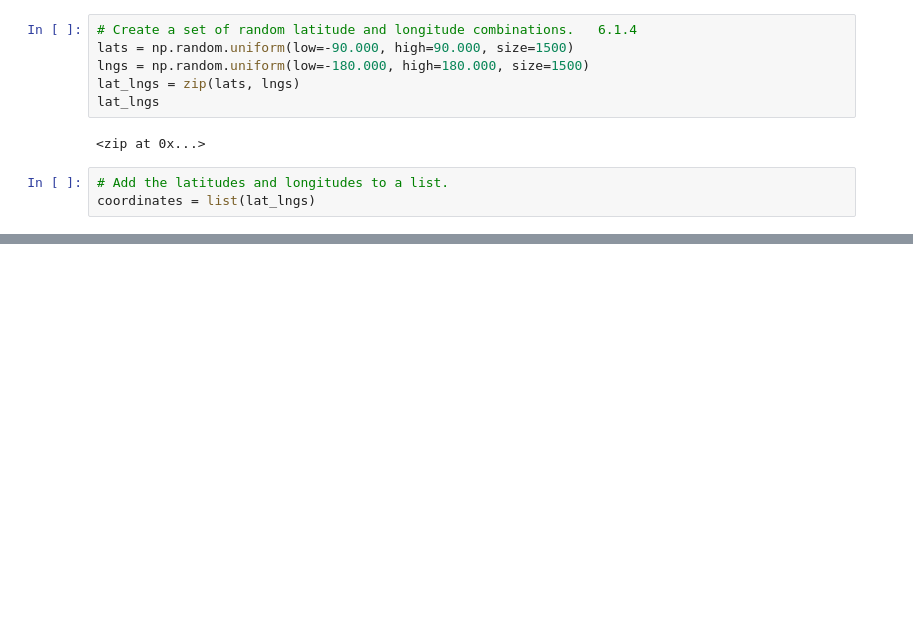
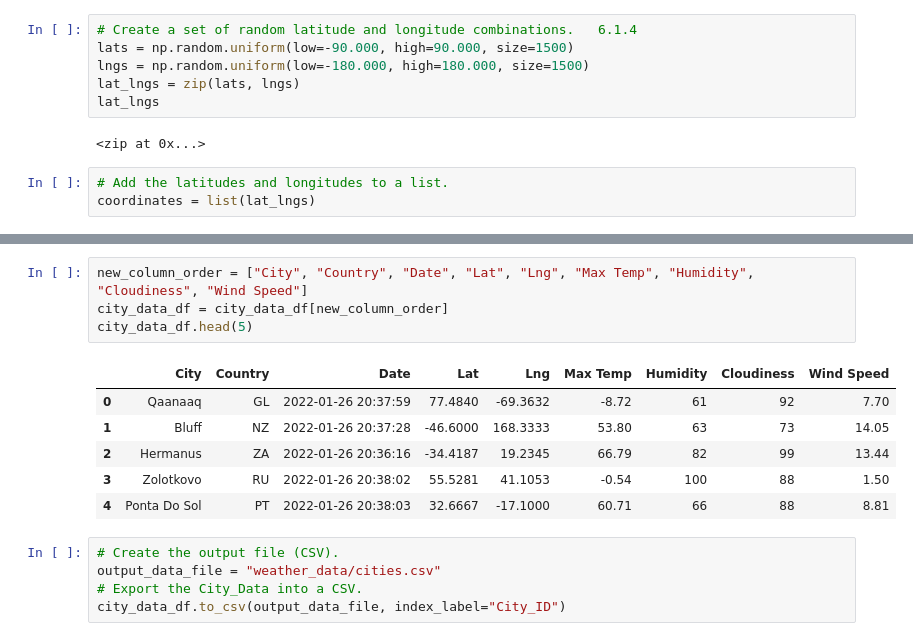
Before and after one commit to DanieliPatino/World_Weather_Analysis, a Jupyter notebook: WeatherPy.ipynb, the cells around one changed output, grey strips where cells are left out. Drawn from its saved outputs; the diff is of its cells as text; blank space fills up the shorter version.

```diff
--- a/WeatherPy.ipynb
+++ b/WeatherPy.ipynb
@@ -33,0 +149,16 @@ len(cities)
+# %%
+new_column_order = ["City", "Country", "Date", "Lat", "Lng", "Max Temp", "Humidity", "Cloudiness", "Wind Speed"]
+city_data_df = city_data_df[new_column_order]
+city_data_df.head(5)
+# %% [output]
+|  | City | Country | Date | Lat | Lng | Max Temp | Humidity | Cloudiness | Wind Speed |
+| 0 | Qaanaaq | GL | 2022-01-26 20:37:59 | 77.4840 | -69.3632 | -8.72 | 61 | 92 | 7.70 |
+| 1 | Bluff | NZ | 2022-01-26 20:37:28 | -46.6000 | 168.3333 | 53.80 | 63 | 73 | 14.05 |
+| 2 | Hermanus | ZA | 2022-01-26 20:36:16 | -34.4187 | 19.2345 | 66.79 | 82 | 99 | 13.44 |
+| 3 | Zolotkovo | RU | 2022-01-26 20:38:02 | 55.5281 | 41.1053 | -0.54 | 100 | 88 | 1.50 |
+| 4 | Ponta Do Sol | PT | 2022-01-26 20:38:03 | 32.6667 | -17.1000 | 60.71 | 66 | 88 | 8.81 |
+# %%
+# Create the output file (CSV).
+output_data_file = "weather_data/cities.csv"
+# Export the City_Data into a CSV.
+city_data_df.to_csv(output_data_file, index_label="City_ID")
```
Also changed, not shown: parts of 7 cells of this notebook, 2 other files.
